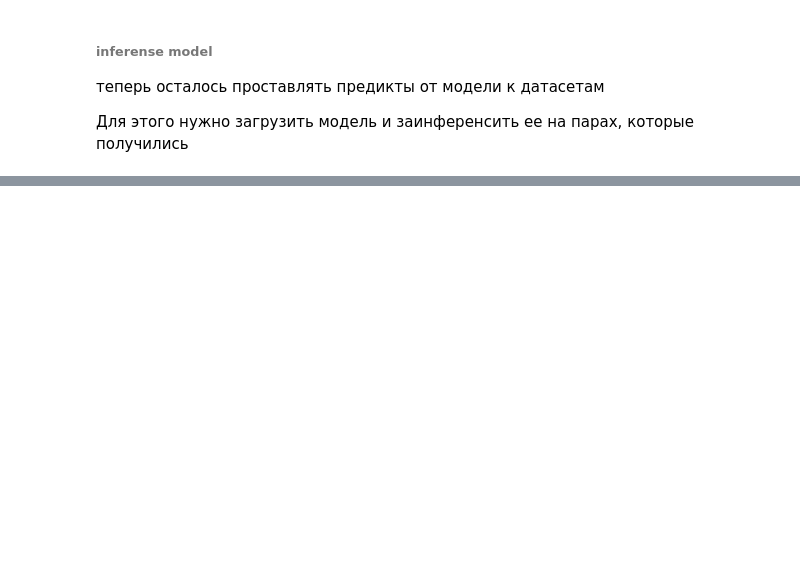
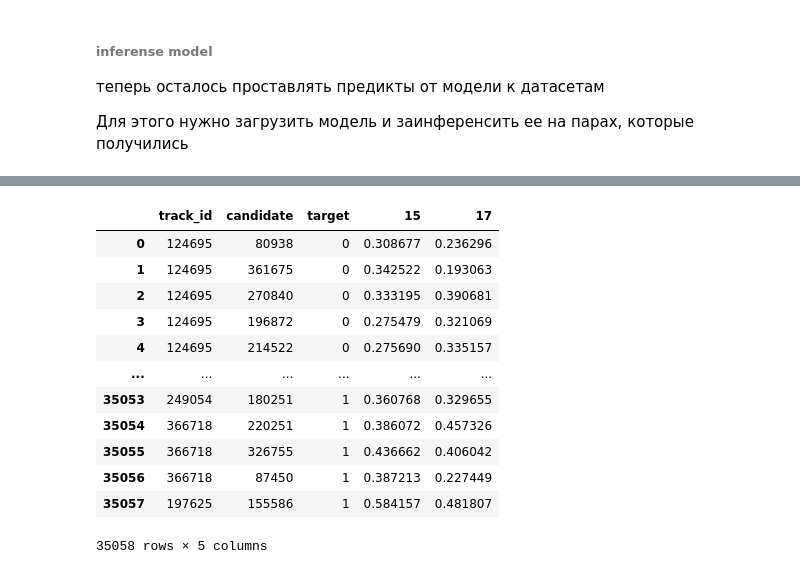
Before and after one commit to evgenshuben/YandexCup, a Jupyter notebook: notebooks/Reranker/RerankerDataset.ipynb, the cells around one changed output, grey strips where cells are left out. Cells and saved outputs as stored; diff of their text form; code cells hidden in the pictures; blank space fills up the shorter version.

```diff
--- a/notebooks/Reranker/RerankerDataset.ipynb
+++ b/notebooks/Reranker/RerankerDataset.ipynb
@@ -116,0 +213,7 @@ train_flat_pd
+# %%
+# Путь к конфигурационному файлу, сохраненному Hydra
+config_path = "/home/evgenshuben/Desktop/gitReps/YandexCup/outputs_val/run-15/hydra/.hydra/config.yaml"
+cfg = OmegaConf.load(config_path)
+# cfg.enviroment.device = 'cpu'
+print(cfg.model.backbone_name)
+print(cfg.pipeline.model_ckpt)
@@ -116,0 +323,16 @@ train_flat_pd
+# %%
+calculate_scores(train_flat_pd, trainer.model, output_column='17')
+# %% [output]
+|  | track_id | candidate | target | 15 | 17 |
+| 0 | 124695 | 80938 | 0 | 0.308677 | 0.236296 |
+| 1 | 124695 | 361675 | 0 | 0.342522 | 0.193063 |
+| 2 | 124695 | 270840 | 0 | 0.333195 | 0.390681 |
+| 3 | 124695 | 196872 | 0 | 0.275479 | 0.321069 |
+| 4 | 124695 | 214522 | 0 | 0.275690 | 0.335157 |
+| ... | ... | ... | ... | ... | ... |
+| 35053 | 249054 | 180251 | 1 | 0.360768 | 0.329655 |
+| 35054 | 366718 | 220251 | 1 | 0.386072 | 0.457326 |
+| 35055 | 366718 | 326755 | 1 | 0.436662 | 0.406042 |
+| 35056 | 366718 | 87450 | 1 | 0.387213 | 0.227449 |
+| 35057 | 197625 | 155586 | 1 | 0.584157 | 0.481807 |
+35058 rows × 5 columns
```
Also changed, not shown: parts of 49 cells of this notebook, 5 other files.
